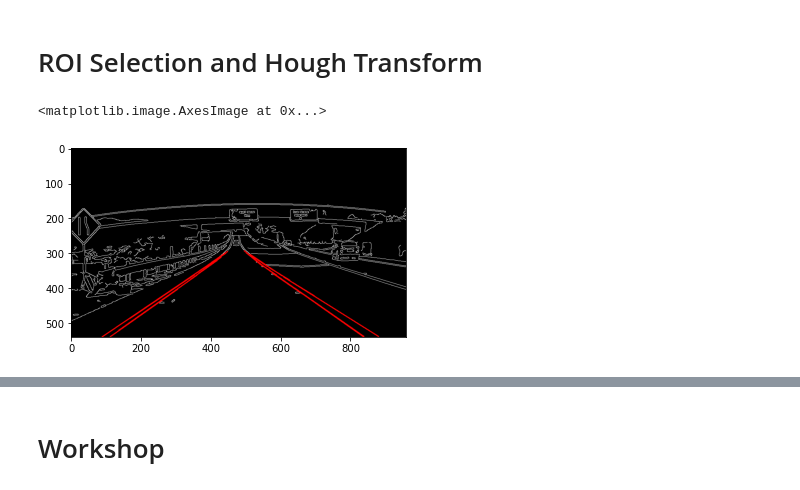
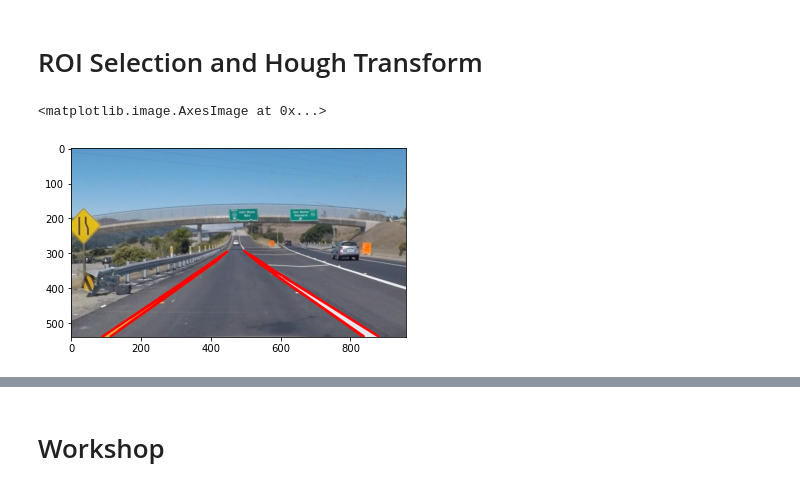
Before and after one commit to kimgchanwool/Computer-Vision, a Jupyter notebook: computer vision 실습 1.ipynb, the cells around one changed output, grey strips where cells are left out. Drawn from its saved outputs; the diff is of its cells as text; code cells hidden in the pictures.

```diff
--- a/computer vision 실습 1.ipynb
+++ b/computer vision 실습 1.ipynb
@@ -298,38 +270,42 @@ hight_threshold = 150
 
 left_bottom = [0, 539]
 left_top = [450, 300]
 right_bottom =[800, 539]
 right_top = [490, 330]
 
 #ToDo
 rho = 1
 theta = np.pi/180
 threshold = 15 # 직선으로 판단할 수 있는 허프공간에서의 교차점
 min_line_length = 40
 max_line_gap = 20
 
-mask = np.zeros(edges.shape)
+#mask = np.zeros(edges.shape)
 
 edges = cv2.Canny(blur_gray, low_threshold, hight_threshold)
 
+# 추가 (ROI)
 mask = np.zeros(edges.shape, dtype=edges.dtype)
 #vertices = np.array([left_top, right_top, left_bottom, right_bottom], dtype=np.int32)
 vertices = np.array([[(0,image.shape[0]),(450, 290), (490, 290), (image.shape[1],image.shape[0])]], dtype=np.int32)
 cv2.fillPoly(mask, vertices, 255)
 masked_edges = cv2.bitwise_and(edges, mask)
 
 lines = cv2.HoughLinesP(masked_edges, rho, theta, threshold, minLineLength=min_line_length, maxLineGap=max_line_gap)
 
-edge_3d = np.dstack((edges, edges, edges))
+edge_3d = np.dstack((edges, edges, edges)) # == cv2.merge([edges, edges, edges])
 
 for line in lines:
     x1, y1, x2, y2 = line[0]
-    cv2.line(edge_3d, (x1, y1), (x2, y2), (255, 0, 0), 2)
+    # edge_3d = [0, 0, 0]
+    # cv2.line(edge_3d, (x1, y1), (x2, y2), (255, 0, 0), 5)
+    cv2.line(image, (x1, y1), (x2, y2), (255, 0, 0), 5)
+#cv2.bitwise_and(edge_3d, edge_3d, mask=image)
 
-plt.imshow(edge_3d)
+plt.imshow(image)
 # %% [output]
 <matplotlib.image.AxesImage at 0x...>
-[figure, old version]
+[figure, new version]
 # %%
 plt.imshow(masked_edges, cmap='Greys_r')
 # %% [output]
```
Also changed, not shown: parts of 10 cells of this notebook, 6 other files.
